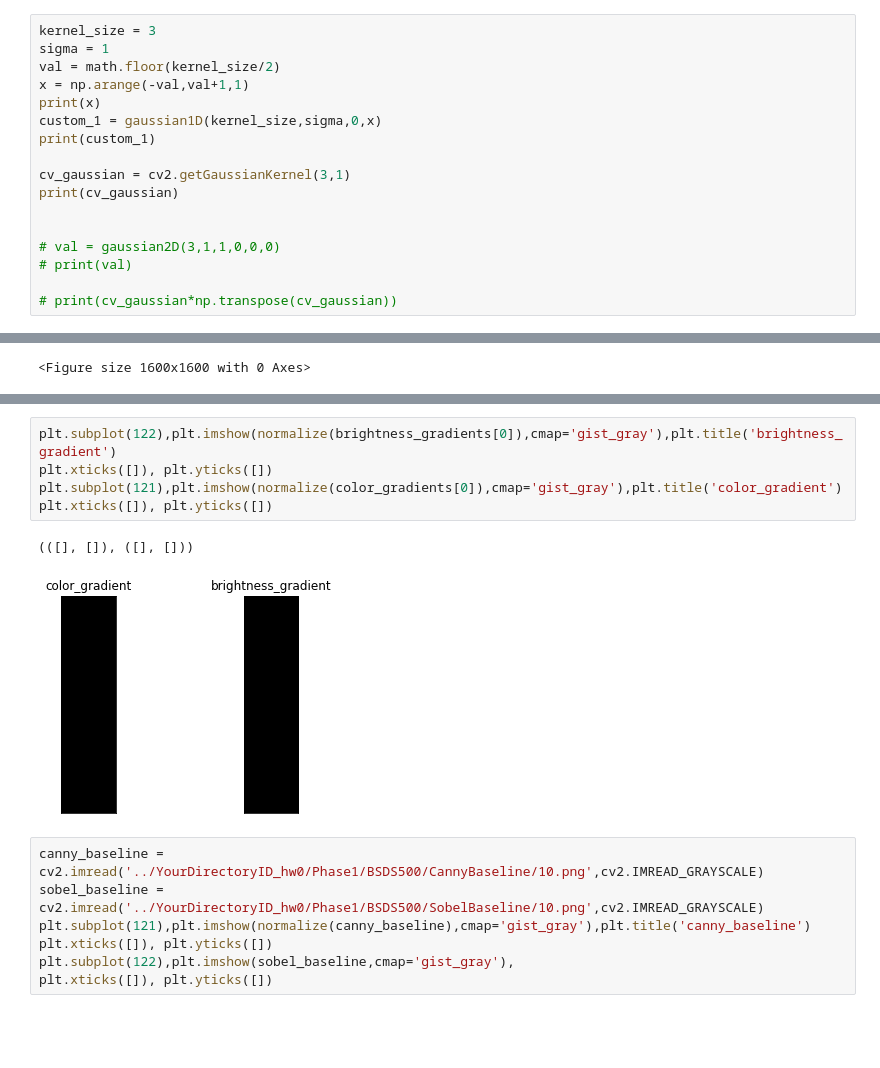
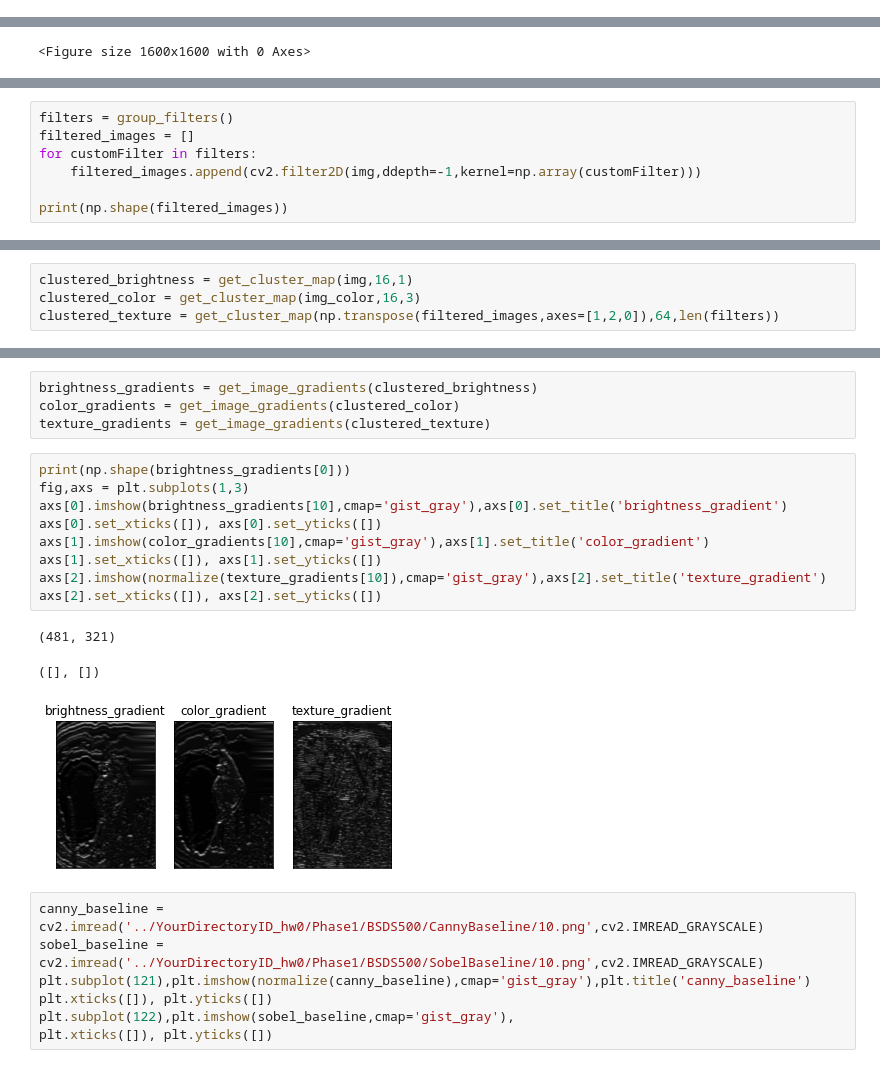
Before and after one commit to saikrn112/PB-lite-edge-detection-RBE549, a Jupyter notebook: CV_test.ipynb, the cells around one changed output, grey strips where cells are left out. Drawn from its saved outputs; the diff is of its cells as text; blank space fills up the shorter version.

```diff
--- a/CV_test.ipynb
+++ b/CV_test.ipynb
@@ -166,20 +181,3 @@ test_DoG_filterbank()
 # %% [output]
 [figure]
 <Figure size 1600x1600 with 0 Axes>
-# %%
-kernel_size = 3
-sigma = 1
-val = math.floor(kernel_size/2)
-x = np.arange(-val,val+1,1)
-print(x)
-custom_1 = gaussian1D(kernel_size,sigma,0,x)
-print(custom_1)
-
-cv_gaussian = cv2.getGaussianKernel(3,1)
-print(cv_gaussian)
-
-
-# val = gaussian2D(3,1,1,0,0,0)
-# print(val)
-
-# print(cv_gaussian*np.transpose(cv_gaussian))
@@ -549,0 +504,7 @@ color_gradients = get_image_gradients(clustered_color)
+# %%
+filters = group_filters()
+filtered_images = []
+for customFilter in filters:
+    filtered_images.append(cv2.filter2D(img,ddepth=-1,kernel=np.array(customFilter)))
+
+print(np.shape(filtered_images))
@@ -549,0 +516,4 @@ color_gradients = get_image_gradients(clustered_color)
+# %%
+clustered_brightness = get_cluster_map(img,16,1)
+clustered_color = get_cluster_map(img_color,16,3)
+clustered_texture = get_cluster_map(np.transpose(filtered_images,axes=[1,2,0]),64,len(filters))
@@ -550,11 +528,20 @@ color_gradients = get_image_gradients(clustered_color)
+# %%
+brightness_gradients = get_image_gradients(clustered_brightness)
+color_gradients = get_image_gradients(clustered_color)
+texture_gradients = get_image_gradients(clustered_texture)
 # %%
-plt.subplot(122),plt.imshow(normalize(brightness_gradients[0]),cmap='gist_gray'),plt.title('brightness_gradient')
-plt.xticks([]), plt.yticks([])
-plt.subplot(121),plt.imshow(normalize(color_gradients[0]),cmap='gist_gray'),plt.title('color_gradient')
-plt.xticks([]), plt.yticks([])
+print(np.shape(brightness_gradients[0]))
+fig,axs = plt.subplots(1,3)
+axs[0].imshow(brightness_gradients[10],cmap='gist_gray'),axs[0].set_title('brightness_gradient')
+axs[0].set_xticks([]), axs[0].set_yticks([])
+axs[1].imshow(color_gradients[10],cmap='gist_gray'),axs[1].set_title('color_gradient')
+axs[1].set_xticks([]), axs[1].set_yticks([])
+axs[2].imshow(normalize(texture_gradients[10]),cmap='gist_gray'),axs[2].set_title('texture_gradient')
+axs[2].set_xticks([]), axs[2].set_yticks([])
 # %% [output]
-(([], []), ([], []))
+(481, 321)
+([], [])
-[figure, old version]
+[figure, new version]
 # %%
 canny_baseline = cv2.imread('../YourDirectoryID_hw0/Phase1/BSDS500/CannyBaseline/10.png',cv2.IMREAD_GRAYSCALE)
 sobel_baseline = cv2.imread('../YourDirectoryID_hw0/Phase1/BSDS500/SobelBaseline/10.png',cv2.IMREAD_GRAYSCALE)
```
Also changed, not shown: parts of 16 cells of this notebook.
